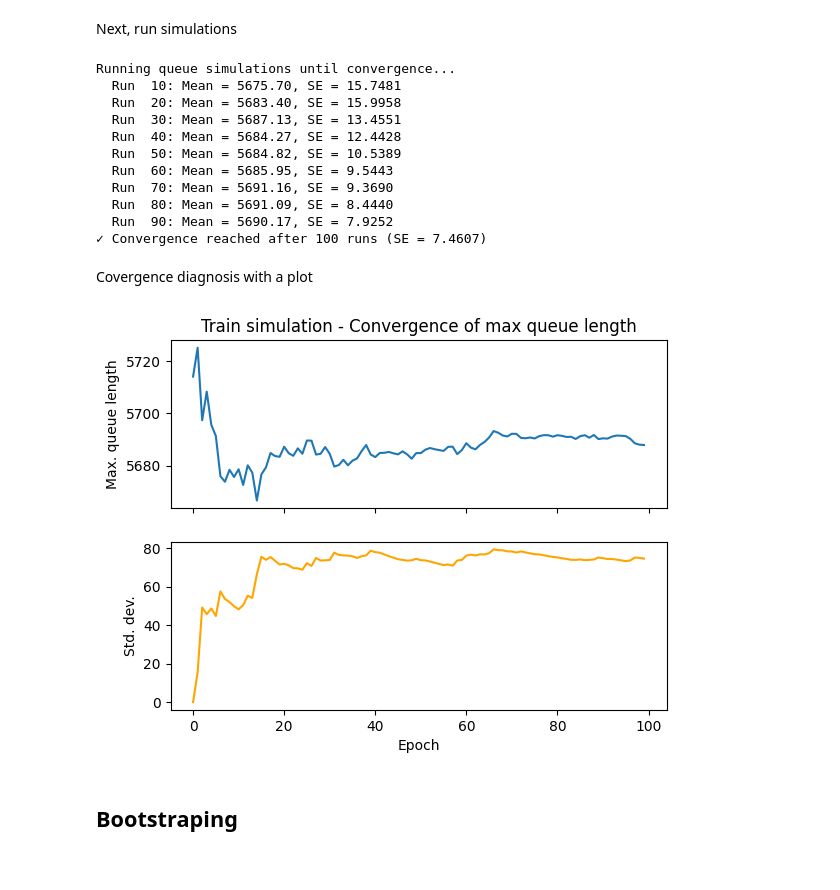
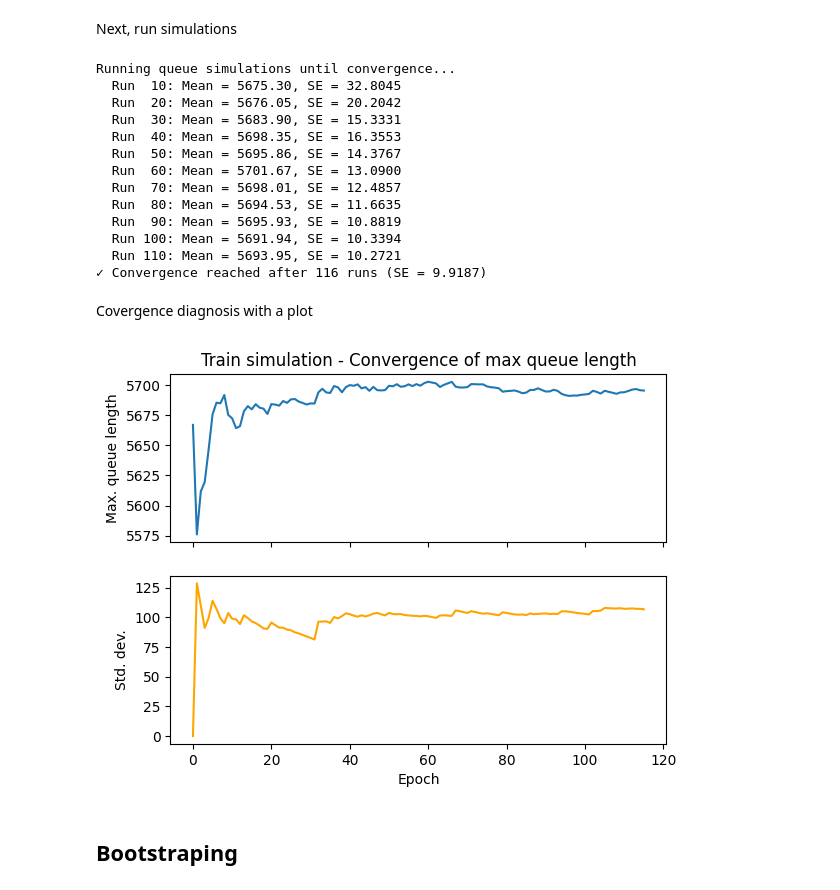
Before and after one commit to Primo909/train-optimization-and-simulation, a Jupyter notebook: AP_main.ipynb, the cells around one changed output. Saved outputs shown, nothing was run; the diff lists cells and outputs as text; code cells hidden in the pictures.

```diff
--- a/AP_main.ipynb
+++ b/AP_main.ipynb
@@ -118,5 +182,7 @@ class TrainArrival(Event):
 # %%
-def get_arrival_rate(origin, destination, is_first_class, time): # Calculates the arrival rate (lambda) in passengers per minute for a specific route and class
+def get_arrival_rate(
+    origin, destination, is_first_class, time
+):  # Calculates the arrival rate (lambda) in passengers per minute for a specific route and class
     peak = is_peak(time)
 
     # Choose the correct dataframe based on time
@@ -143,7 +209,10 @@ def get_arrival_rate(origin, destination, is_first_class, time): # Calculates th
     # Return the rate per minute
     return rate_per_hour / 60.0
 
-def generate_timetable(freq_peak, freq_offpeak): # Generates all train arrival events for the day
+
+def generate_timetable(
+    freq_peak, freq_offpeak
+):  # Generates all train arrival events for the day
     train_events = []
     t = 0
     train_id = 0
@@ -342,16 +562,16 @@ print(f"Running {D} independent simulations for Scenario 1 (20-min frequency)...
 times_queues_scenario1 = []
 
 for d in range(D):
-    t_hist, q_hist, wt, rev, miss, empty_cost, empty_seats_first, empty_seats_second = simulate(train_frequency_peak=20, train_frequency_offpeak=20)
-    times_queues_scenario1.append((t_hist, q_hist))
-    print(f"Simulation {d+1}/{D} completed.")
+    result = simulate(scenarios["base scenario 1"]["scenario"])
+    times_queues_scenario1.append((result.time_history, result.queue_history))
+    print(f"Simulation {d + 1}/{D} completed.")
 
 times_queues_scenario2 = []
 
 for d in range(D):
-    t_hist, q_hist, wt, rev, miss, empty_cost, empty_seats_first, empty_seats_second = simulate(train_frequency_peak=5, train_frequency_offpeak=30)
-    times_queues_scenario2.append((t_hist, q_hist))
-    print(f"Simulation {d+1}/{D} completed.")
+    result = simulate(scenarios["base scenario 2"]["scenario"])
+    times_queues_scenario2.append((result.time_history, result.queue_history))
+    print(f"Simulation {d + 1}/{D} completed.")
 
 print("\nAll simulations done!")
 # %% [output]
@@ -453,7 +690,8 @@ while num_runs < MAX_RUNS:
     num_runs += 1
 
     # Run a single simulation replication
-    _, queues, _, _, _, _, _, _  = simulate(train_frequency_peak=20, train_frequency_offpeak=20)
+    result = simulate(scenarios["base scenario 1"]["scenario"])
+    queues = result.queue_history
     max_queue = max(queues)
 
     # Update running statistics (Welford's algorithm)
@@ -480,32 +718,35 @@ while num_runs < MAX_RUNS:
         print(f"  Run {num_runs:3d}: Mean = {max_queue_mean:.2f}, SE = {se_mean:.4f}")
 # %% [output]
 Running queue simulations until convergence...
-  Run  10: Mean = 5675.70, SE = 15.7481
-  Run  20: Mean = 5683.40, SE = 15.9958
-  Run  30: Mean = 5687.13, SE = 13.4551
-  Run  40: Mean = 5684.27, SE = 12.4428
-  Run  50: Mean = 5684.82, SE = 10.5389
-  Run  60: Mean = 5685.95, SE = 9.5443
-  Run  70: Mean = 5691.16, SE = 9.3690
-  Run  80: Mean = 5691.09, SE = 8.4440
-  Run  90: Mean = 5690.17, SE = 7.9252
-✓ Convergence reached after 100 runs (SE = 7.4607)
+  Run  10: Mean = 5675.30, SE = 32.8045
+  Run  20: Mean = 5676.05, SE = 20.2042
+  Run  30: Mean = 5683.90, SE = 15.3331
+  Run  40: Mean = 5698.35, SE = 16.3553
+  Run  50: Mean = 5695.86, SE = 14.3767
+  Run  60: Mean = 5701.67, SE = 13.0900
+  Run  70: Mean = 5698.01, SE = 12.4857
+  Run  80: Mean = 5694.53, SE = 11.6635
+  Run  90: Mean = 5695.93, SE = 10.8819
+  Run 100: Mean = 5691.94, SE = 10.3394
+  Run 110: Mean = 5693.95, SE = 10.2721
+✓ Convergence reached after 116 runs (SE = 9.9187)
 # %% [markdown]
 Covergence diagnosis with a plot
 # %%
-fig, (ax1, ax2) = plt.subplots(2,1, sharex=True)
+fig, (ax1, ax2) = plt.subplots(2, 1, sharex=True)
 
-ax1.plot(max_queue_mean_all, label='Mean')
+ax1.plot(max_queue_mean_all, label="Mean")
 
-ax2.plot(np.sqrt(max_queue_var_all), label='Std. dev.', color='orange')
+ax2.plot(np.sqrt(max_queue_var_all), label="Std. dev.", color="orange")
 
-ax1.set(title='Train simulation - Convergence of max queue length',
-       ylabel='Max. queue length')
-ax2.set(xlabel='Epoch',
-       ylabel='Std. dev.')
+ax1.set(
+    title="Train simulation - Convergence of max queue length",
+    ylabel="Max. queue length",
+)
+ax2.set(xlabel="Epoch", ylabel="Std. dev.")
 plt.show()
 # %% [output]
-[figure, old version]
+[figure, new version]
 # %% [markdown]
 ## Bootstraping
 # %%
```
Also changed, not shown: parts of 20 cells of this notebook, 2 other files.
